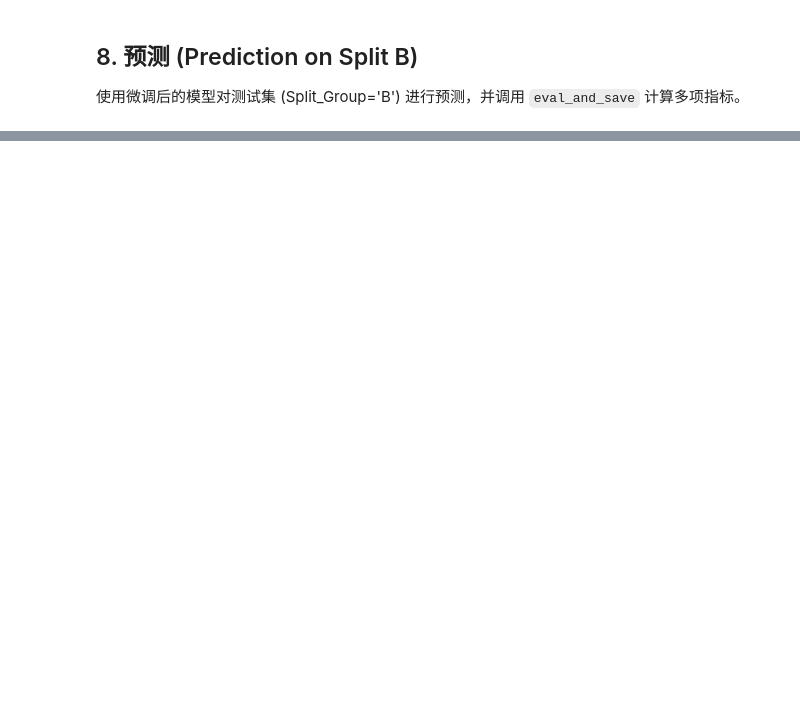
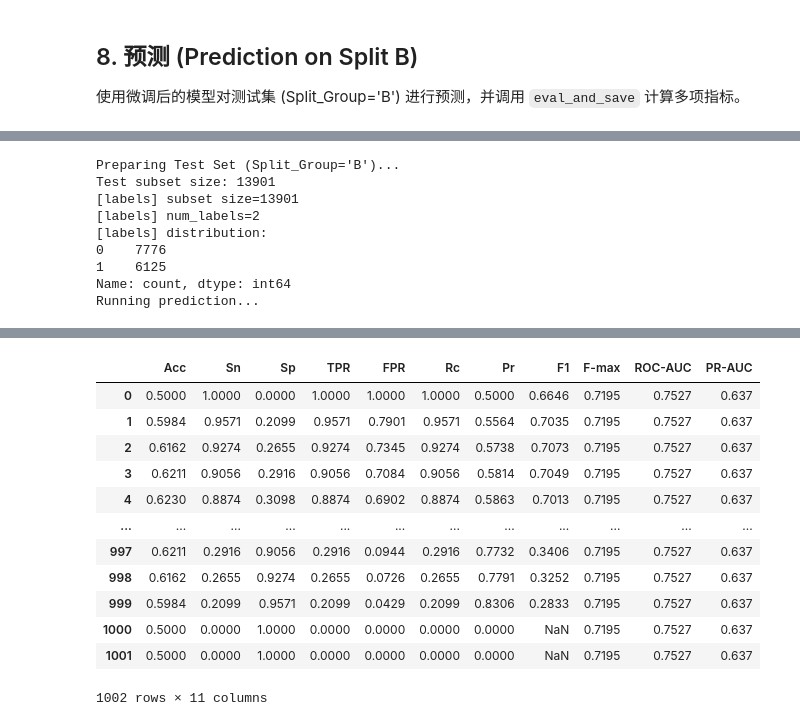
Before and after one commit to kiancai/MiCoGPT, a Jupyter notebook: notebooks_vCross/4.1.finetuning_vCross_baseline.ipynb, the cells around one changed output, grey strips where cells are left out. Saved outputs shown, nothing was run; the diff lists cells and outputs as text; code cells hidden in the pictures; blank space fills up the shorter version.

```diff
--- a/notebooks_vCross/4.1.finetuning_vCross_baseline.ipynb
+++ b/notebooks_vCross/4.1.finetuning_vCross_baseline.ipynb
@@ -331,0 +585,62 @@ eval_and_save(
+# %%
+from MiCoGPT.utils.mgm_utils import eval_and_save
+
+# 1. 准备测试集 (Split_Group = B)
+print("Preparing Test Set (Split_Group='B')...")
+meta = corpus.metadata
+test_mask = (meta["Split_Group"] == "B") & (meta[args.label_col].notna())
+test_indices = np.where(test_mask)[0]
+test_subset = Subset(corpus, test_indices)
+
+print(f"Test subset size: {len(test_subset)}")
+
+# 2. 生成测试集标签 (复用训练时的 Encoder)
+# 注意：这里必须传入训练时 fit 好的 le (encoder)，以保证标签 ID 映射一致
+test_labels_tensor, test_all_labels, _, _ = prepare_labels_for_subset(
+    all_corpus=corpus,
+    subset=test_subset,
+    label_col=args.label_col,
+    encoder=le,
+    verbose=True
+)
+
+# 3. 包装 Dataset
+test_ds = create_dataset_with_labels(test_subset, test_all_labels)
+
+# 4. 预测
+print("Running prediction...")
+# Trainer 会自动使用最佳模型 (load_best_model_at_end=True)
+predictions = trainer.predict(test_ds)
+y_score = predictions.predictions
+y_true = predictions.label_ids
+
+# 5. 评估并保存
+# 获取类别名称
+if hasattr(le, "categories_"):
+    # OneHotEncoder
+    label_names = list(le.categories_[0])
+else:
+    # LabelEncoder
+    label_names = [str(c) for c in le.classes_]
+
+save_dir = f"{args.output}/prediction_B"
+os.makedirs(save_dir, exist_ok=True)
+
+print(f"Saving results to {save_dir}...")
+eval_and_save(
+    y_score=y_score,
+    y_true=y_true,
+    label_names=label_names,
+    save_dir=save_dir,
+    activation="softmax" # 模型输出 logits，需要 softmax 归一化
+)
+# %% [output]
+Preparing Test Set (Split_Group='B')...
+Test subset size: 13901
+[labels] subset size=13901
+[labels] num_labels=2
+[labels] distribution:
+0    7776
+1    6125
+Name: count, dtype: int64
+Running prediction...
@@ -331,0 +665,13 @@ eval_and_save(
+|  | Acc | Sn | Sp | TPR | FPR | Rc | Pr | F1 | F-max | ROC-AUC | PR-AUC |
+| 0 | 0.5000 | 1.0000 | 0.0000 | 1.0000 | 1.0000 | 1.0000 | 0.5000 | 0.6646 | 0.7195 | 0.7527 | 0.637 |
+| 1 | 0.5984 | 0.9571 | 0.2099 | 0.9571 | 0.7901 | 0.9571 | 0.5564 | 0.7035 | 0.7195 | 0.7527 | 0.637 |
+| 2 | 0.6162 | 0.9274 | 0.2655 | 0.9274 | 0.7345 | 0.9274 | 0.5738 | 0.7073 | 0.7195 | 0.7527 | 0.637 |
+| 3 | 0.6211 | 0.9056 | 0.2916 | 0.9056 | 0.7084 | 0.9056 | 0.5814 | 0.7049 | 0.7195 | 0.7527 | 0.637 |
+| 4 | 0.6230 | 0.8874 | 0.3098 | 0.8874 | 0.6902 | 0.8874 | 0.5863 | 0.7013 | 0.7195 | 0.7527 | 0.637 |
+| ... | ... | ... | ... | ... | ... | ... | ... | ... | ... | ... | ... |
+| 997 | 0.6211 | 0.2916 | 0.9056 | 0.2916 | 0.0944 | 0.2916 | 0.7732 | 0.3406 | 0.7195 | 0.7527 | 0.637 |
+| 998 | 0.6162 | 0.2655 | 0.9274 | 0.2655 | 0.0726 | 0.2655 | 0.7791 | 0.3252 | 0.7195 | 0.7527 | 0.637 |
+| 999 | 0.5984 | 0.2099 | 0.9571 | 0.2099 | 0.0429 | 0.2099 | 0.8306 | 0.2833 | 0.7195 | 0.7527 | 0.637 |
+| 1000 | 0.5000 | 0.0000 | 1.0000 | 0.0000 | 0.0000 | 0.0000 | 0.0000 | NaN | 0.7195 | 0.7527 | 0.637 |
+| 1001 | 0.5000 | 0.0000 | 1.0000 | 0.0000 | 0.0000 | 0.0000 | 0.0000 | NaN | 0.7195 | 0.7527 | 0.637 |
+1002 rows × 11 columns
```
Also changed, not shown: parts of 11 cells of this notebook, 16 other files.
